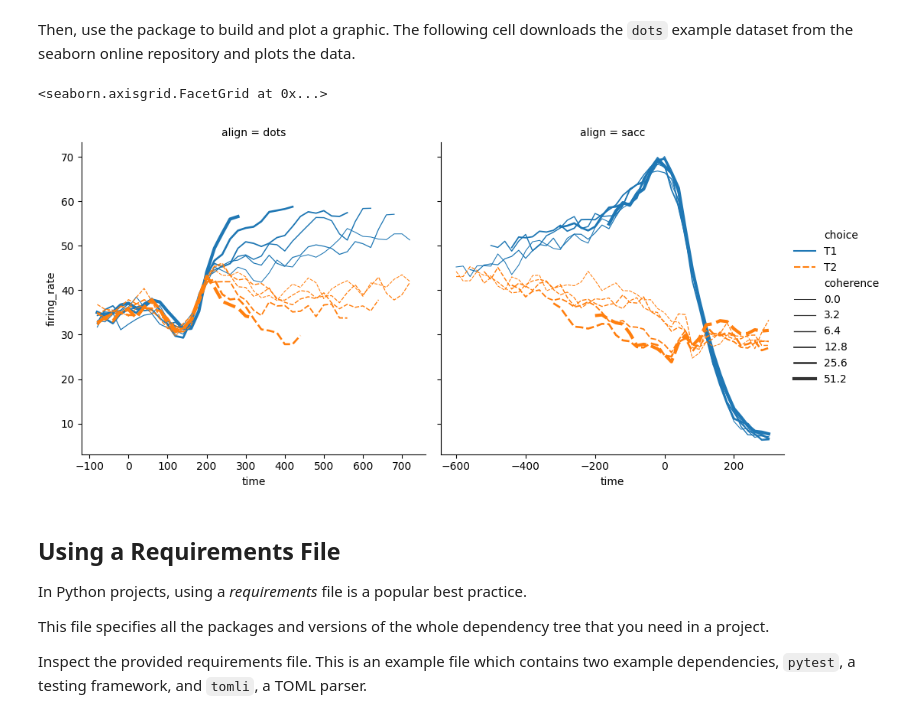
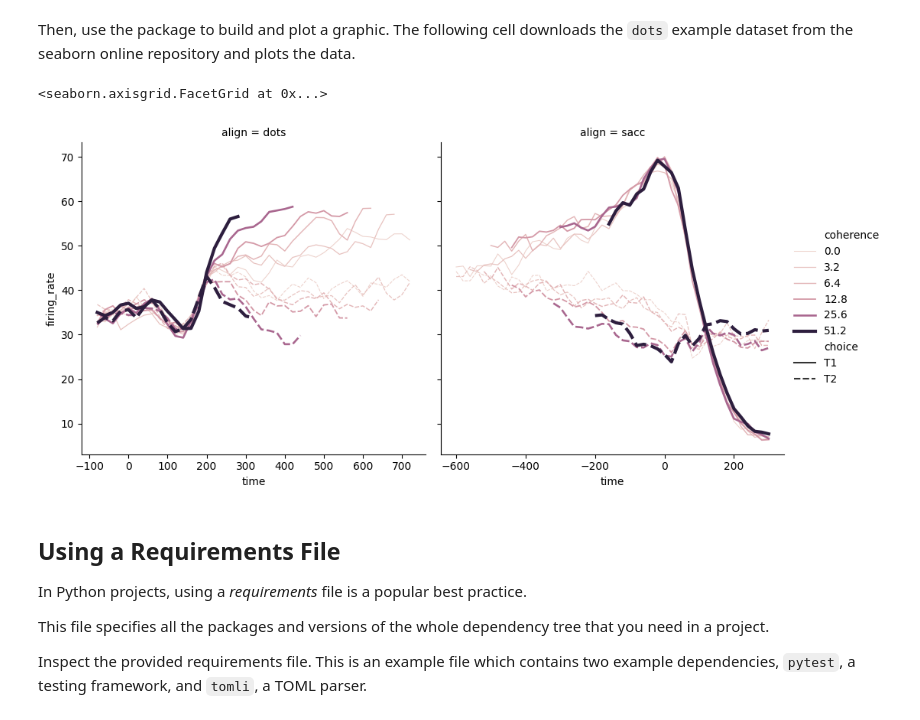
Before and after one commit to RedHatQuickCourses/rhods-qc-apps, a Jupyter notebook: 1.intro/chapter3/customize/notebooks-customize.ipynb, the cells around one changed output. Saved outputs shown, nothing was run; the diff lists cells and outputs as text; code cells hidden in the pictures.

Commit message:
adjust plot

```diff
--- a/1.intro/chapter3/customize/notebooks-customize.ipynb
+++ b/1.intro/chapter3/customize/notebooks-customize.ipynb
@@ -102,17 +102,22 @@ The following cell downloads the `dots` example dataset from the seaborn online
 # %%
 # load an example dataset from the seaborn online repo
 dots = seaborn.load_dataset("dots")
 
 # plot
 seaborn.relplot(
-    data=dots, kind="line",
-    x="time", y="firing_rate", col="align",
-    hue="choice", size="coherence", style="choice",
+    data=dots,
+    kind="line",
+    x="time",
+    y="firing_rate",
+    col="align",
+    hue="coherence",
+    size="coherence",
+    style="choice",
     facet_kws=dict(sharex=False),
 )
 # %% [output]
 <seaborn.axisgrid.FacetGrid at 0x...>
-[figure, old version]
+[figure, new version]
 # %% [markdown]
 ## Using a Requirements File
 
```
